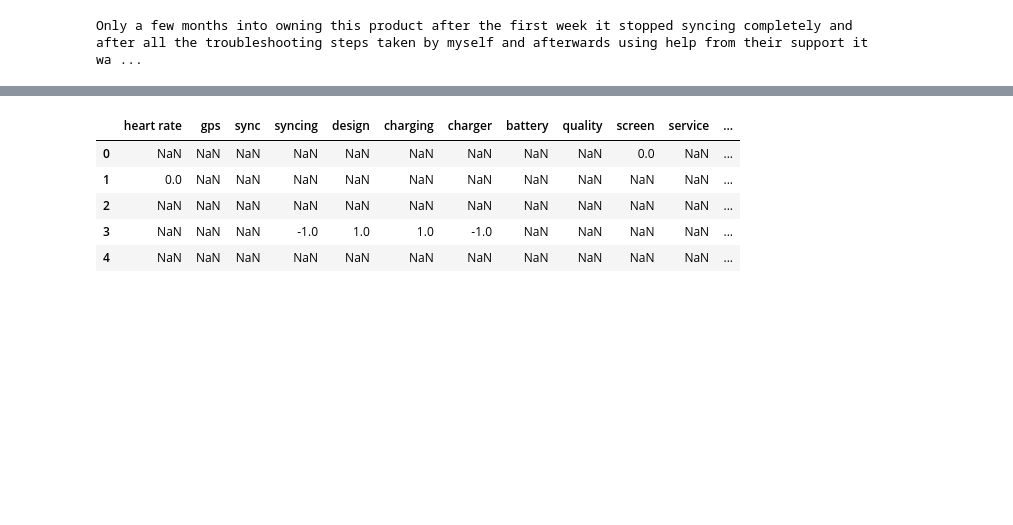
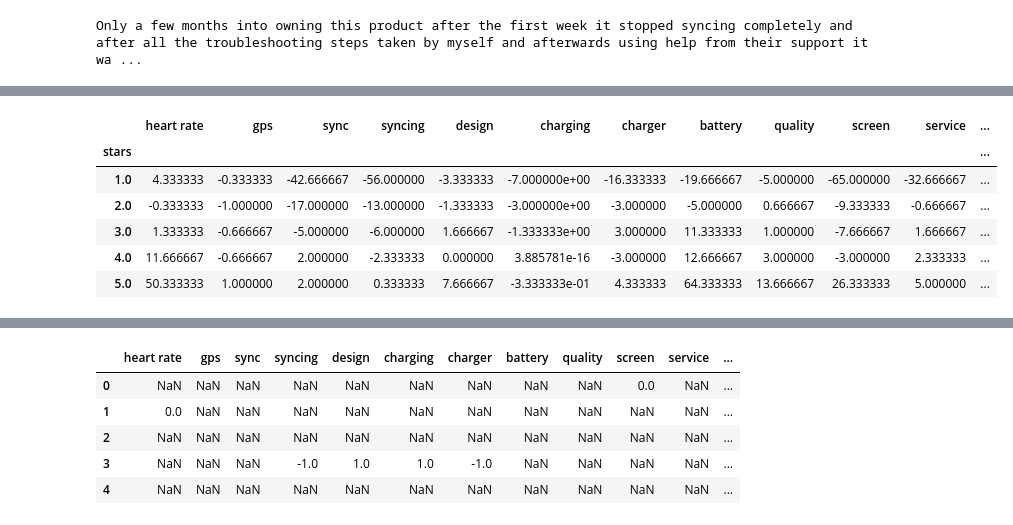
Before and after one commit to deeplearnersatgmrit/Amazon-Reviews, a Jupyter notebook: Charge_3_ABSA.ipynb, the cells around one changed output, grey strips where cells are left out. Saved outputs shown, nothing was run; the diff lists cells and outputs as text; code cells hidden in the pictures; blank space fills up the shorter version.

```diff
--- a/Charge_3_ABSA.ipynb
+++ b/Charge_3_ABSA.ipynb
@@ -233,0 +236,34 @@ compound: 0.6908, neg: 0.0, neu: 0.814, pos: 0.186,
+# %%
+#need SpaCy lg dictionary and TextBlob
+
+def review_sent(review):
+    '''
+    for a given review, returns dictionary of matched phrases : sentiment
+    '''
+    sent_dict = {}
+    count_df = pd.DataFrame(columns=['phrase','sentiment'])
+    doc = nlp(review)
+
+    for sentence in doc.sents:
+        matched_phrases = phrase_matcher(nlp(str(sentence)))
+        phrases = ', '.join(matched_phrases)
+
+        #Get Sentiment from models
+        sentence_sentiment = get_sentiment(sentence)
+
+        #check if more than one phrase found by phrase matcher
+        if len(matched_phrases) > 1:
+            #add each phrase of the given sentence to the dataframe
+            for item in matched_phrases:
+                count_df.loc[-1] = [item, sentence_sentiment]
+                count_df.index = count_df.index + 1
+                count_df = count_df.sort_index()
+        else:
+            count_df.loc[-1] = [phrases, sentence_sentiment]
+            count_df.index = count_df.index + 1
+            count_df = count_df.sort_index()
+
+    grouped_df = count_df.groupby('phrase').sum()
+    grouped_dict = grouped_df.to_dict()
+    sentimen_dict = grouped_dict['sentiment']
+    return sentimen_dict
@@ -233,0 +279,10 @@ compound: 0.6908, neg: 0.0, neu: 0.814, pos: 0.186,
+# %%
+df_concat.groupby('stars').sum().iloc[:, 2:]
+# %% [output]
+|  | heart rate | gps | sync | syncing | design | charging | charger | battery | quality | screen | service | ... |
+| stars |  |  |  |  |  |  |  |  |  |  |  | ... |
+| 1.0 | 4.333333 | -0.333333 | -42.666667 | -56.000000 | -3.333333 | -7.000000e+00 | -16.333333 | -19.666667 | -5.000000 | -65.000000 | -32.666667 | ... |
+| 2.0 | -0.333333 | -1.000000 | -17.000000 | -13.000000 | -1.333333 | -3.000000e+00 | -3.000000 | -5.000000 | 0.666667 | -9.333333 | -0.666667 | ... |
+| 3.0 | 1.333333 | -0.666667 | -5.000000 | -6.000000 | 1.666667 | -1.333333e+00 | 3.000000 | 11.333333 | 1.000000 | -7.666667 | 1.666667 | ... |
+| 4.0 | 11.666667 | -0.666667 | 2.000000 | -2.333333 | 0.000000 | 3.885781e-16 | -3.000000 | 12.666667 | 3.000000 | -3.000000 | 2.333333 | ... |
+| 5.0 | 50.333333 | 1.000000 | 2.000000 | 0.333333 | 7.666667 | -3.333333e-01 | 4.333333 | 64.333333 | 13.666667 | 26.333333 | 5.000000 | ... |
```
Also changed, not shown: parts of 38 cells of this notebook.
